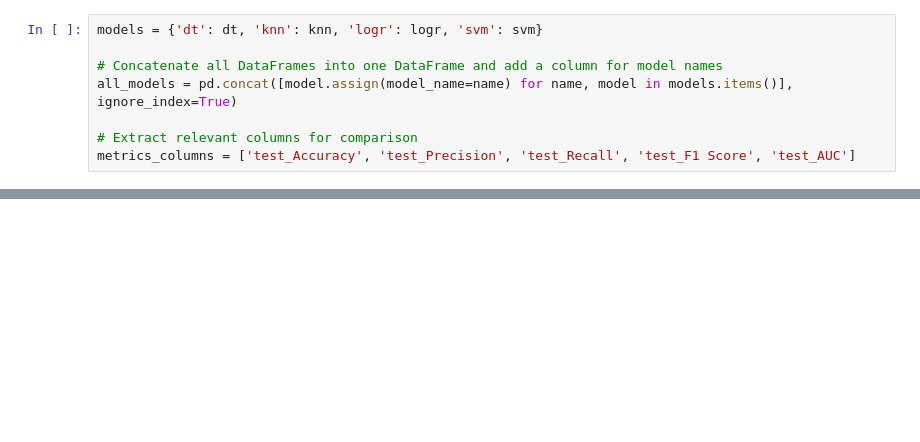
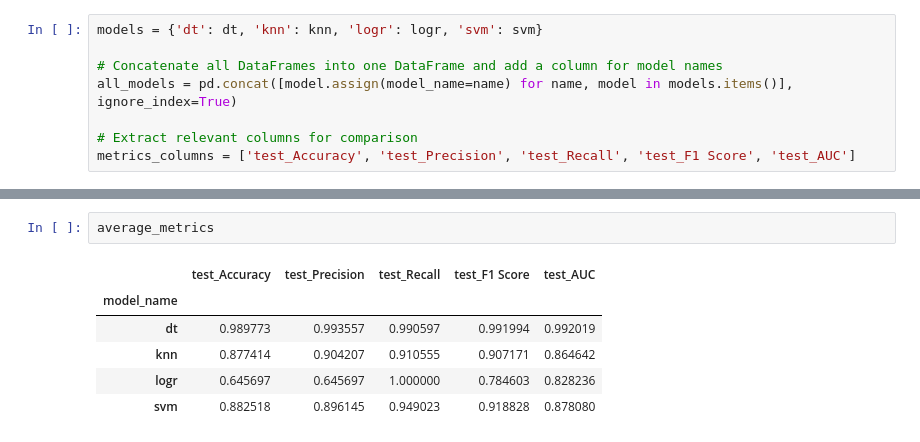
Before and after one commit to JManuelAG/Capstone, a Jupyter notebook: Documentation/DOC_testing.ipynb, the cells around one changed output, grey strips where cells are left out. Cells and saved outputs as stored; diff of their text form; blank space fills up the shorter version.

```diff
--- a/Documentation/DOC_testing.ipynb
+++ b/Documentation/DOC_testing.ipynb
@@ -68,0 +34,9 @@ plt.show()
+# %%
+average_metrics
+# %% [output]
+|  | test_Accuracy | test_Precision | test_Recall | test_F1 Score | test_AUC |
+| model_name |  |  |  |  |  |
+| dt | 0.989773 | 0.993557 | 0.990597 | 0.991994 | 0.992019 |
+| knn | 0.877414 | 0.904207 | 0.910555 | 0.907171 | 0.864642 |
+| logr | 0.645697 | 0.645697 | 1.000000 | 0.784603 | 0.828236 |
+| svm | 0.882518 | 0.896145 | 0.949023 | 0.918828 | 0.878080 |
```
Also changed, not shown: parts of 6 cells of this notebook.
